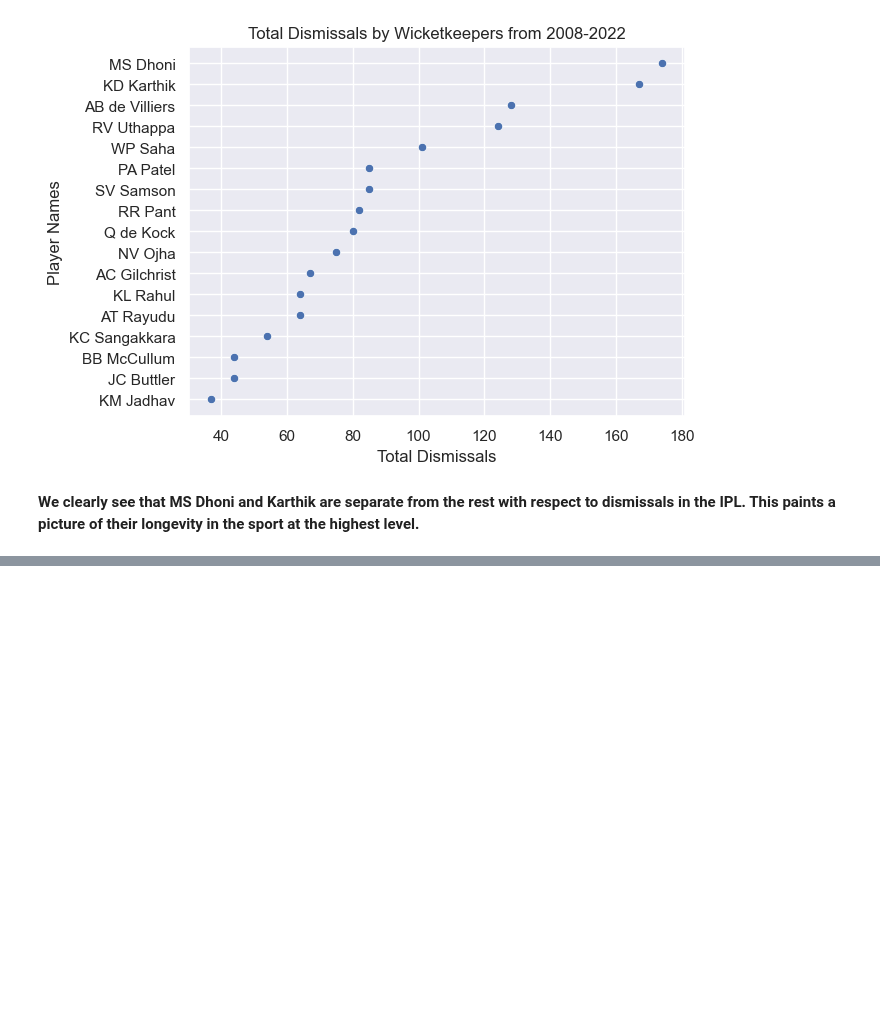
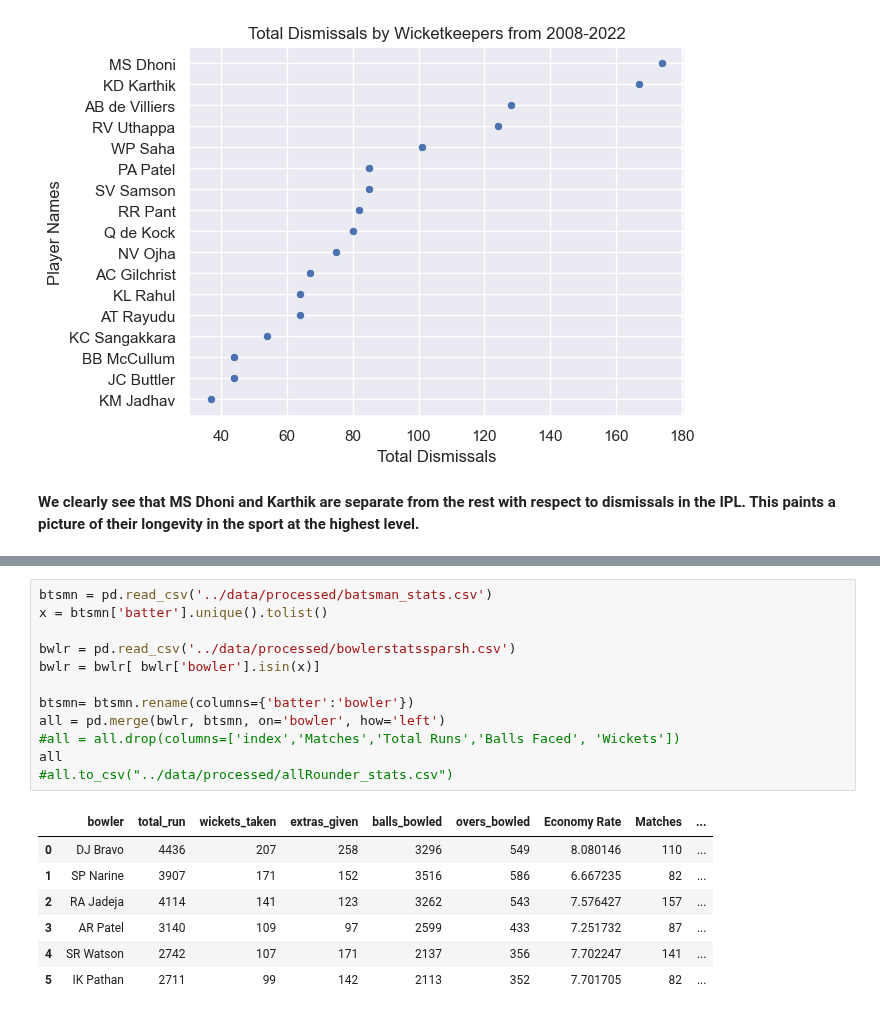
Before and after one commit to ubco-W2022T2-data301/project-group-group60, a Jupyter notebook: analysis/analysis3.ipynb, the cells around one changed output, grey strips where cells are left out. Saved outputs shown, nothing was run; the diff lists cells and outputs as text; blank space fills up the shorter version.

```diff
--- a/analysis/analysis3.ipynb
+++ b/analysis/analysis3.ipynb
@@ -210,0 +149,20 @@ Text(0, 0.5, 'Player Names')
+# %%
+btsmn = pd.read_csv('../data/processed/batsman_stats.csv')
+x = btsmn['batter'].unique().tolist()
+
+bwlr = pd.read_csv('../data/processed/bowlerstatssparsh.csv')
+bwlr = bwlr[ bwlr['bowler'].isin(x)]
+
+btsmn= btsmn.rename(columns={'batter':'bowler'})
+all = pd.merge(bwlr, btsmn, on='bowler', how='left')
+#all = all.drop(columns=['index','Matches','Total Runs','Balls Faced', 'Wickets'])
+all
+#all.to_csv("../data/processed/allRounder_stats.csv")
+# %% [output]
+|  | bowler | total_run | wickets_taken | extras_given | balls_bowled | overs_bowled | Economy Rate | Matches | ... |
+| 0 | DJ Bravo | 4436 | 207 | 258 | 3296 | 549 | 8.080146 | 110 | ... |
+| 1 | SP Narine | 3907 | 171 | 152 | 3516 | 586 | 6.667235 | 82 | ... |
+| 2 | RA Jadeja | 4114 | 141 | 123 | 3262 | 543 | 7.576427 | 157 | ... |
+| 3 | AR Patel | 3140 | 109 | 97 | 2599 | 433 | 7.251732 | 87 | ... |
+| 4 | SR Watson | 2742 | 107 | 171 | 2137 | 356 | 7.702247 | 141 | ... |
+| 5 | IK Pathan | 2711 | 99 | 142 | 2113 | 352 | 7.701705 | 82 | ... |
```
Also changed, not shown: parts of 16 cells of this notebook, 2 other files.
